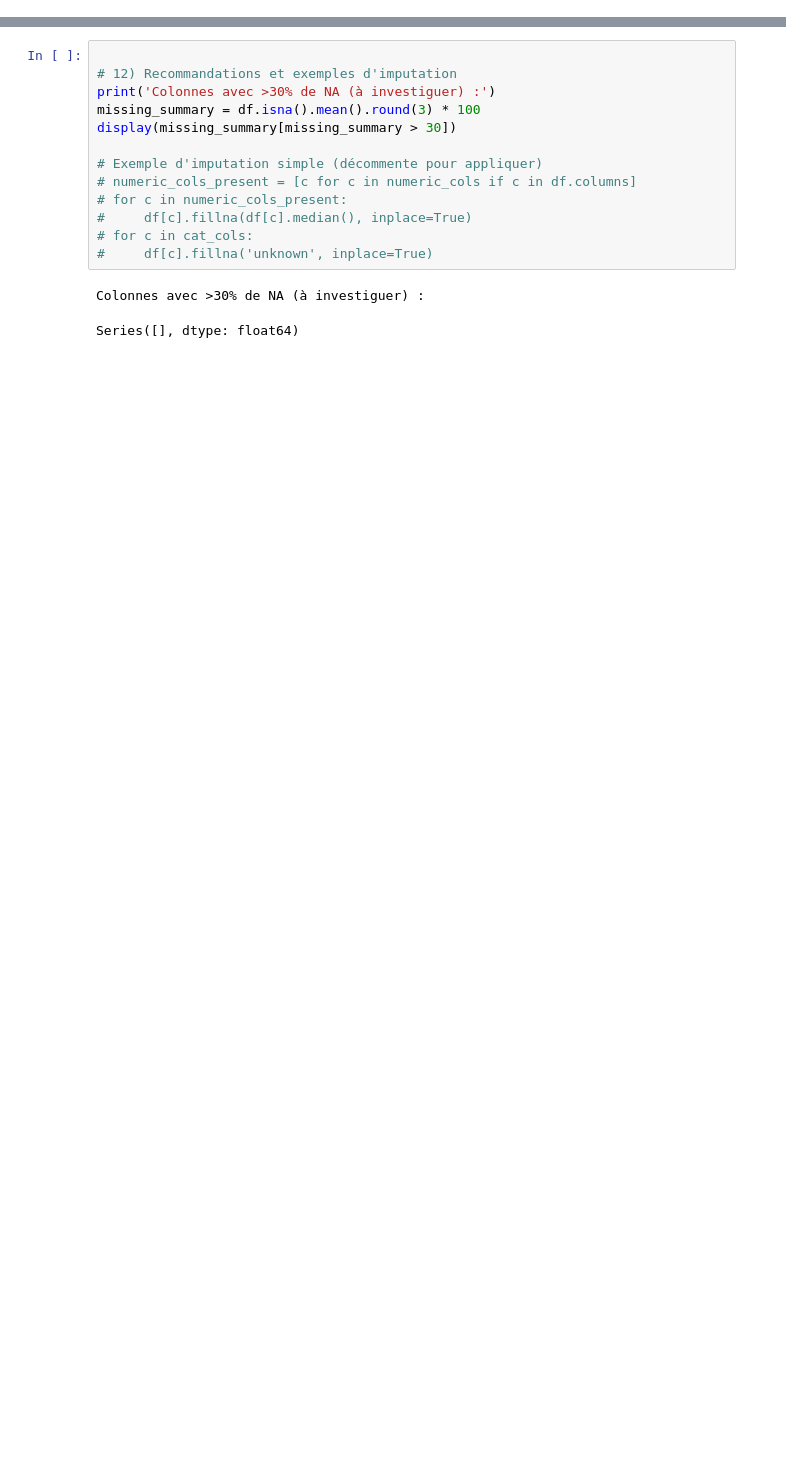
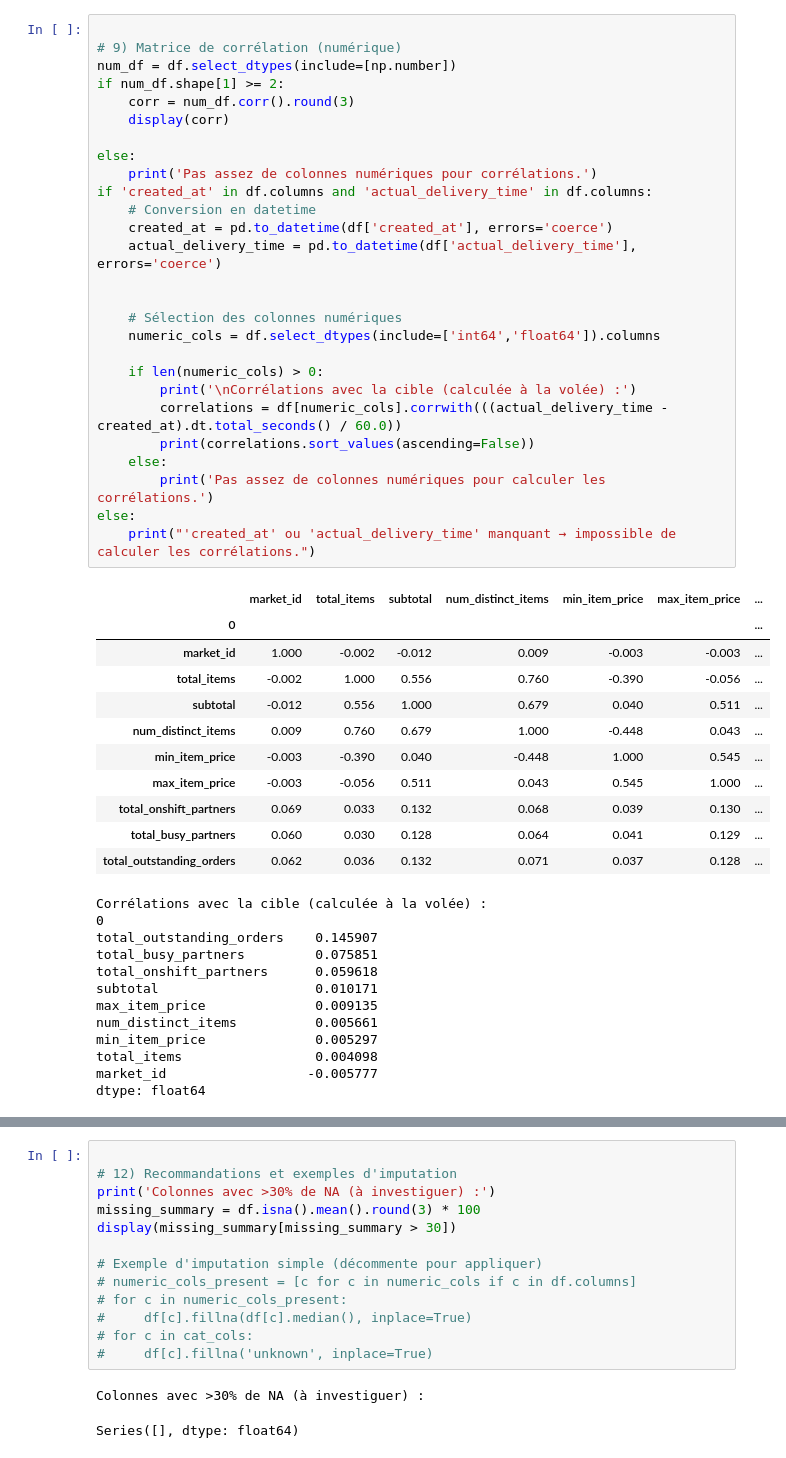
Before and after one commit to chamseddinedoulaEsprit/CRISP-DM-DataSet-Temps-de-livraison, a Jupyter notebook: datadelevry_data_understanding_full.ipynb, the cells around one changed output, grey strips where cells are left out. Drawn from its saved outputs; the diff is of its cells as text; blank space fills up the shorter version.

```diff
--- a/datadelevry_data_understanding_full.ipynb
+++ b/datadelevry_data_understanding_full.ipynb
@@ -271 +242,52 @@ Cette cellule affiche l’histogramme de la variable cible et des scatter plots
+# %%
+
+# 9) Matrice de corrélation (numérique)
+num_df = df.select_dtypes(include=[np.number])
+if num_df.shape[1] >= 2:
+    corr = num_df.corr().round(3)
+    display(corr)
+
+else:
+    print('Pas assez de colonnes numériques pour corrélations.')
+if 'created_at' in df.columns and 'actual_delivery_time' in df.columns:
+    # Conversion en datetime
+    created_at = pd.to_datetime(df['created_at'], errors='coerce')
+    actual_delivery_time = pd.to_datetime(df['actual_delivery_time'], errors='coerce')
+
+
+    # Sélection des colonnes numériques
+    numeric_cols = df.select_dtypes(include=['int64','float64']).columns
+
+    if len(numeric_cols) > 0:
+        print('\nCorrélations avec la cible (calculée à la volée) :')
+        correlations = df[numeric_cols].corrwith(((actual_delivery_time - created_at).dt.total_seconds() / 60.0))
+        print(correlations.sort_values(ascending=False))
+    else:
+        print('Pas assez de colonnes numériques pour calculer les corrélations.')
+else:
+    print("'created_at' ou 'actual_delivery_time' manquant → impossible de calculer les corrélations.")
+# %% [output]
+|  | market_id | total_items | subtotal | num_distinct_items | min_item_price | max_item_price | ... |
+| 0 |  |  |  |  |  |  | ... |
+| market_id | 1.000 | -0.002 | -0.012 | 0.009 | -0.003 | -0.003 | ... |
+| total_items | -0.002 | 1.000 | 0.556 | 0.760 | -0.390 | -0.056 | ... |
+| subtotal | -0.012 | 0.556 | 1.000 | 0.679 | 0.040 | 0.511 | ... |
+| num_distinct_items | 0.009 | 0.760 | 0.679 | 1.000 | -0.448 | 0.043 | ... |
+| min_item_price | -0.003 | -0.390 | 0.040 | -0.448 | 1.000 | 0.545 | ... |
+| max_item_price | -0.003 | -0.056 | 0.511 | 0.043 | 0.545 | 1.000 | ... |
+| total_onshift_partners | 0.069 | 0.033 | 0.132 | 0.068 | 0.039 | 0.130 | ... |
+| total_busy_partners | 0.060 | 0.030 | 0.128 | 0.064 | 0.041 | 0.129 | ... |
+| total_outstanding_orders | 0.062 | 0.036 | 0.132 | 0.071 | 0.037 | 0.128 | ... |
+Corrélations avec la cible (calculée à la volée) :
+0
+total_outstanding_orders    0.145907
+total_busy_partners         0.075851
+total_onshift_partners      0.059618
+subtotal                    0.010171
+max_item_price              0.009135
+num_distinct_items          0.005661
+min_item_price              0.005297
+total_items                 0.004098
+market_id                  -0.005777
+dtype: float64
 # %%
```
Also changed, not shown: parts of 58 cells of this notebook, 2 other files.
